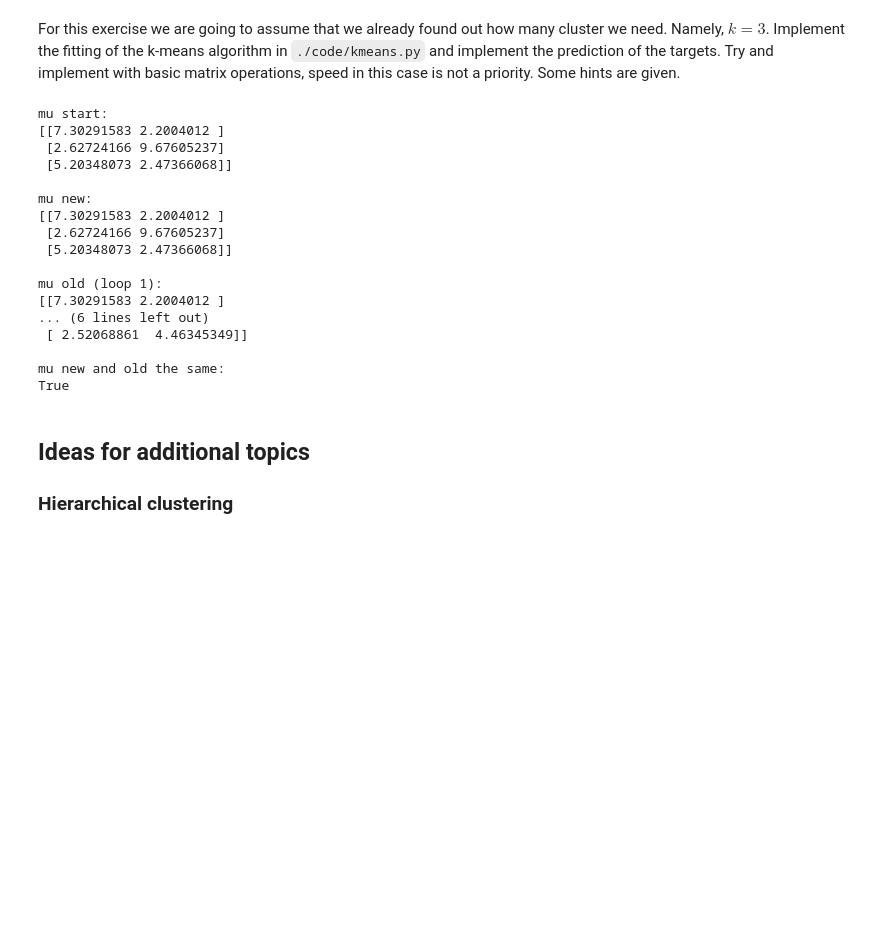
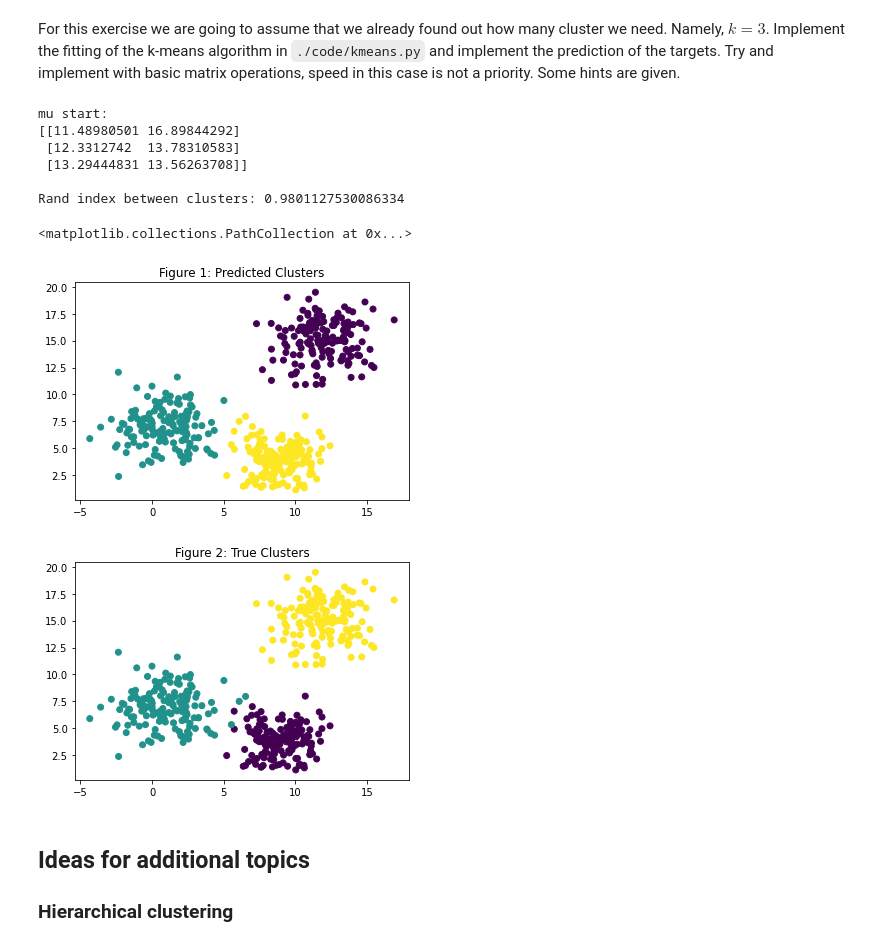
Before and after one commit to dloeffen/datamining-practicals, a Jupyter notebook: solutions/clustering/clustering.ipynb, the cells around one changed output. Saved outputs shown, nothing was run; the diff lists cells and outputs as text; code cells hidden in the pictures; blank space fills up the shorter version.

```diff
--- a/solutions/clustering/clustering.ipynb
+++ b/solutions/clustering/clustering.ipynb
@@ -72,35 +72,46 @@ For this exercise we are going to assume that we already found out how many clus
 # %%
 import sys
 sys.path.append('code/')
 
 import kmeans
+
+from sklearn.metrics import adjusted_rand_score
+import matplotlib.pyplot as plt
 
 k=3
 alpha=0.01
 
 # set a convenient value for alpha, alpha is a cut off value
 # e.g. shutdown the algorithm if the means are not changing anymore
 # alpha = ?
 mu = kmeans.fit(X, k, alpha)
 y_predict = kmeans.predict(X, mu)
+
+# Try to evaluate the performance of y_predict
+# mind that the classes of y_predict are assigned randomly
+# e.g. the classes of y and y_predict might be different
+# but the clusters can still be correct
+RI = adjusted_rand_score(np.squeeze(y), np.squeeze(y_predict))
+print("Rand index between clusters: {0}".format(RI))
+
+# Try to plot the clusters to evaluate
+plt.figure()
+plt.title('Figure 1: Predicted Clusters')
+plt.scatter(X[:,0], X[:,1], c=y_predict)
+
+plt.figure()
+plt.title('Figure 2: True Clusters')
+plt.scatter(X[:,0], X[:,1], c=y)
 # %% [output]
 mu start:
-[[7.30291583 2.2004012 ]
- [2.62724166 9.67605237]
- [5.20348073 2.47366068]]
+[[11.48980501 16.89844292]
+ [12.3312742  13.78310583]
+ [13.29444831 13.56263708]]
 
-mu new:
-[[7.30291583 2.2004012 ]
- [2.62724166 9.67605237]
- [5.20348073 2.47366068]]
-
-mu old (loop 1):
-[[7.30291583 2.2004012 ]
-... (6 lines left out)
- [ 2.52068861  4.46345349]]
-
-mu new and old the same:
-True
+Rand index between clusters: 0.9801127530086334
+<matplotlib.collections.PathCollection at 0x...>
+[figure, added]
+[figure, added]
 # %% [markdown]
 ## Ideas for additional topics
 ### Hierarchical clustering
```
Also changed, not shown: 2 other files.
